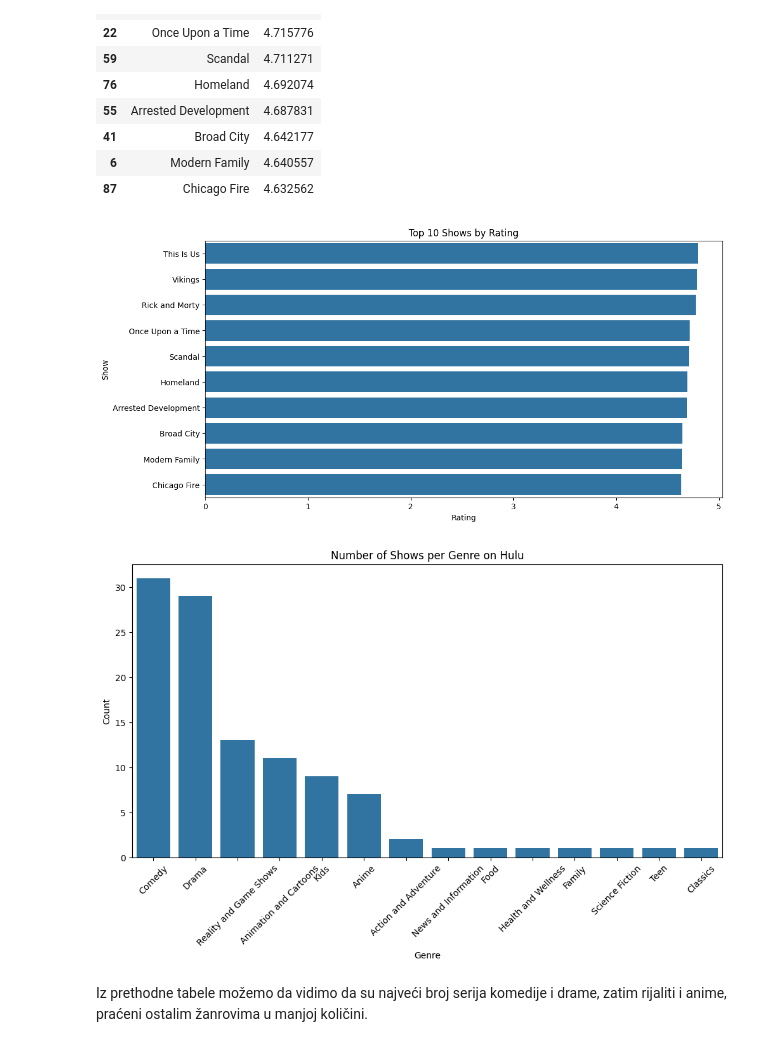
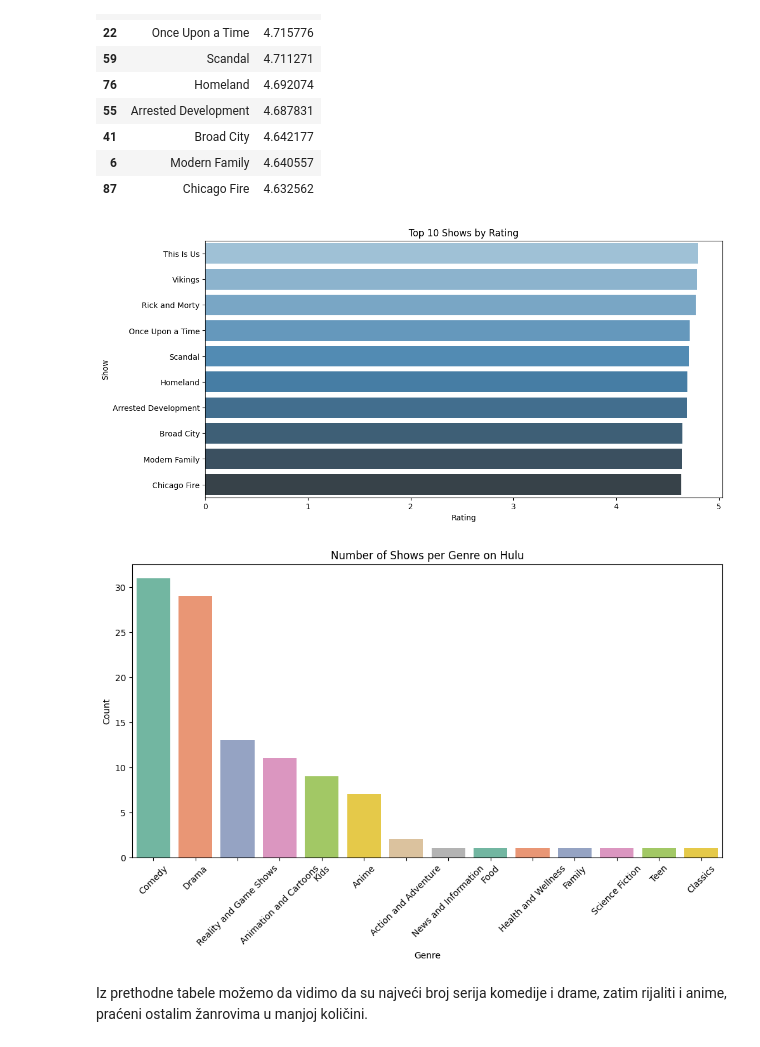
Before and after one commit to DamjanVincic/hulu-popular-shows-analysis, a Jupyter notebook: exploratory-analysis.ipynb, the cells around one changed output. Drawn from its saved outputs; the diff is of its cells as text; code cells hidden in the pictures.

Commit message:
Change chart colors

```diff
--- a/exploratory-analysis.ipynb
+++ b/exploratory-analysis.ipynb
@@ -137,23 +137,23 @@ Top 10 shows by rating
 | 87 | Chicago Fire | 4.632562 |
 # %%
 plt.figure(figsize=(12, 6))
-sb.barplot(x='rating', y='name', data=top10)
+sb.barplot(x='rating', y='name', data=top10, palette='Blues_d')
 plt.title('Top 10 Shows by Rating')
 plt.xlabel('Rating')
 plt.ylabel('Show')
 plt.show()
 # %% [output]
-[figure, old version]
+[figure, new version]
 # %%
 plt.figure(figsize=(12, 6))
-sb.countplot(x='genre', data=df, order=df['genre'].value_counts().index)
+sb.countplot(x='genre', data=df, order=df['genre'].value_counts().index, palette='Set2')
 plt.title('Number of Shows per Genre on Hulu')
 plt.xlabel('Genre')
 plt.ylabel('Count')
 plt.xticks(rotation=45)
 plt.show()
 # %% [output]
-[figure, old version]
+[figure, new version]
 # %% [markdown]
 Iz prethodne tabele možemo da vidimo da su najveći broj serija komedije i drame, zatim rijaliti i anime, praćeni ostalim žanrovima u manjoj količini.
 # %%
```
Also changed, not shown: parts of 5 cells of this notebook.
